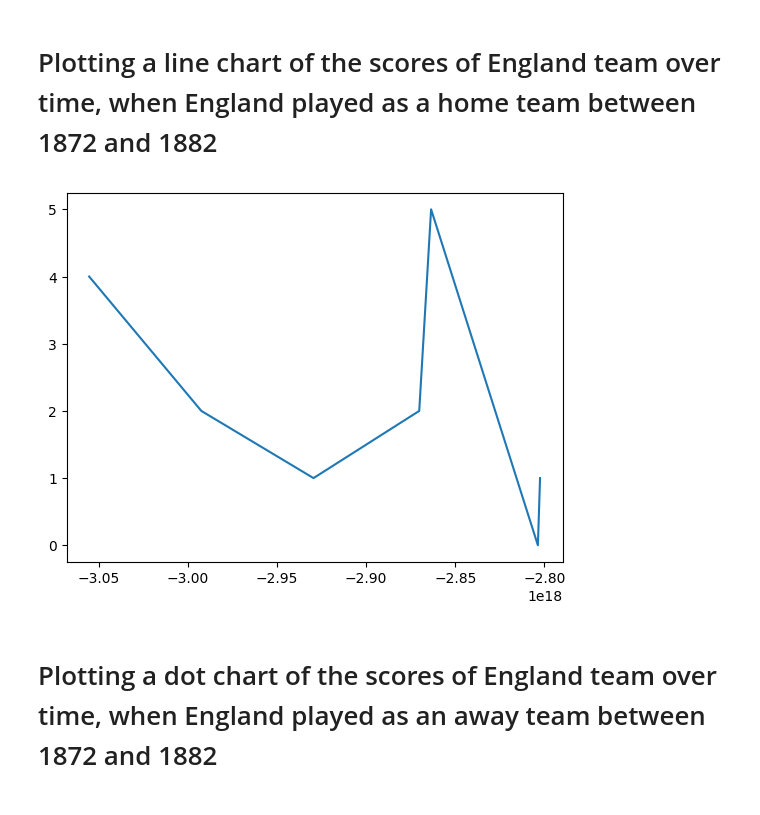
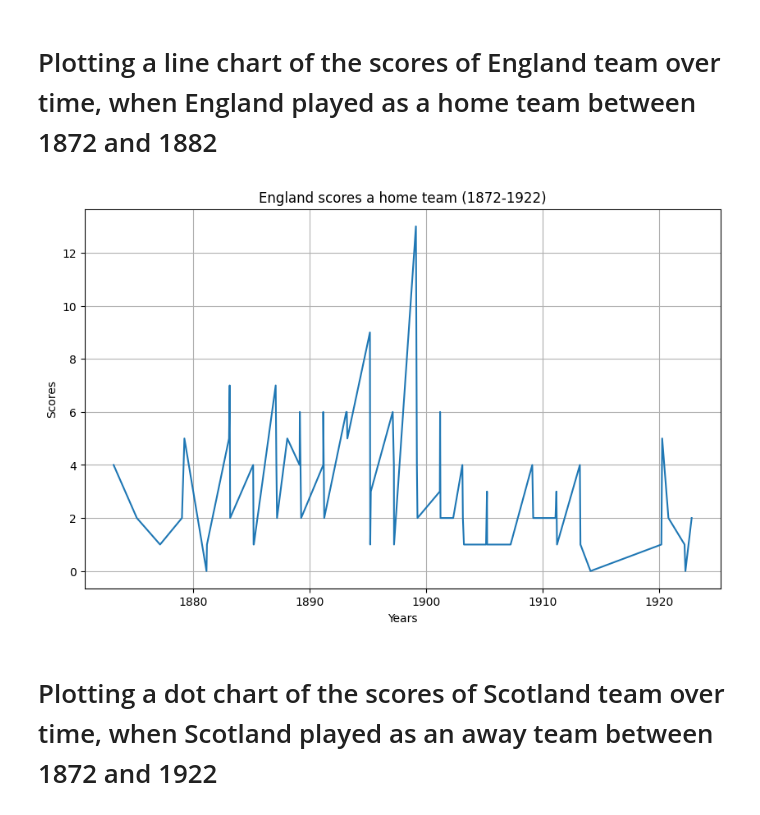
Before and after one commit to GrindelfP/matplotlib-example, a Jupyter notebook: plotting.ipynb, the cells around one changed output. Saved outputs shown, nothing was run; the diff lists cells and outputs as text; code cells hidden in the pictures.

```diff
--- a/plotting.ipynb
+++ b/plotting.ipynb
@@ -9,15 +9,20 @@ data_frame: DataFrame = pandas.read_csv('data/results.csv')
 # %%
 def line() -> None:
     data_frame['date'] = pandas.to_datetime(data_frame['date'])
-    filtered_df = data_frame.loc[(data_frame['home_team'] == "England") &
-                                 (data_frame['date'].dt.year >= 1872) & (data_frame['date'].dt.year <= 1882)]
-    home_date_list = filtered_df.loc[filtered_df['home_team'] == "England", 'date'].values.tolist()
-    home_score_list = filtered_df.loc[filtered_df['home_team'] == "England", 'home_score'].values.tolist()
-    plt.plot(home_date_list, home_score_list)
+    filtered_df = data_frame[(data_frame['home_team'] == 'England')
+                             & (data_frame['date'].dt.year >= 1872)
+                             & (data_frame['date'].dt.year <= 1922)]
+    plt.figure(figsize=(10,6))
+    plt.plot(filtered_df['date'], filtered_df['home_score'])
+    plt.xlabel('Years')
+    plt.ylabel('Scores')
+    plt.title('England scores a home team (1872-1922)')
+    plt.grid(True)
+    plt.show()
 
 line()
 # %% [output]
-[figure, old version]
+[figure, new version]
 # %% [markdown]
-# Plotting a dot chart of the scores of England team over time, when England played as an away team between 1872 and 1882
+# Plotting a dot chart of the scores of Scotland team over time, when Scotland played as an away team between 1872 and 1922
 # %%
```
Also changed, not shown: parts of 6 cells of this notebook.
